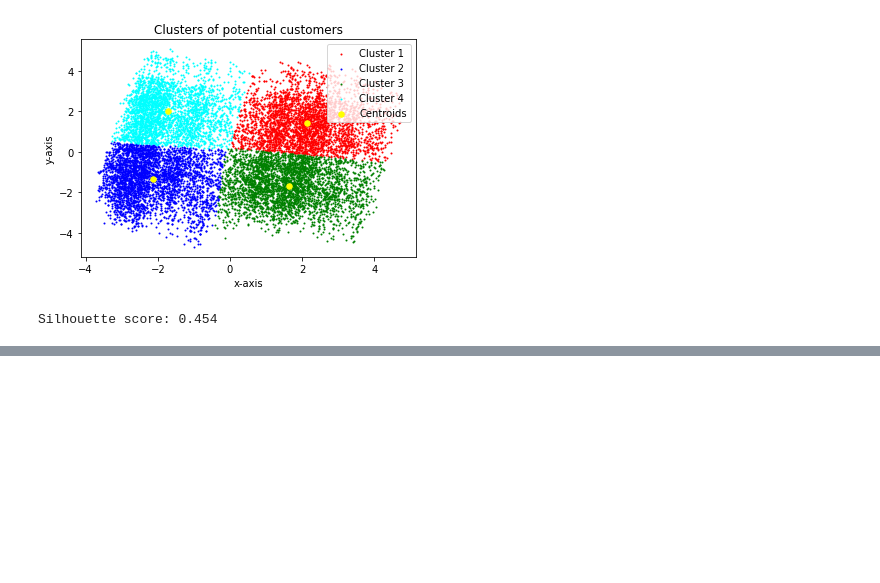
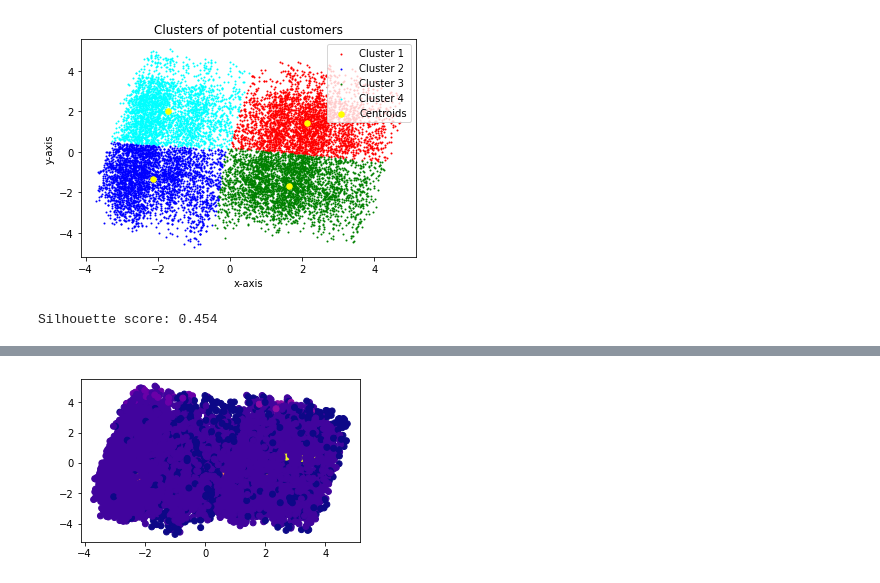
Before and after one commit to Maagnitude/coupon-recommend-models, a Jupyter notebook: coupon_recommend_models.ipynb, the cells around one changed output, grey strips where cells are left out. Saved outputs shown, nothing was run; the diff lists cells and outputs as text; code cells hidden in the pictures; blank space fills up the shorter version.

```diff
--- a/coupon_recommend_models.ipynb
+++ b/coupon_recommend_models.ipynb
@@ -863,0 +904,19 @@ Silhouette score: 0.454
+# %%
+from sklearn.cluster import DBSCAN
+
+# Set the parameters for DBSCAN
+eps = 0.8
+min_points = 8
+
+# fitting the model
+dbscan = DBSCAN(eps=eps, min_samples=min_points).fit(cluster_df_pca)
+
+labels = dbscan.labels_ # getting the labels
+# %%
+# Plot the clusters
+plt.scatter(cluster_df_pca[:, 0], cluster_df_pca[:,1], c = labels, cmap= "plasma") # plotting the clusters
+plt.xlabel("") # X-axis label
+plt.ylabel(" ") # Y-axis label
+plt.show() # showing the plot
+# %% [output]
+[figure, added]
```
Also changed, not shown: parts of 9 cells of this notebook.
